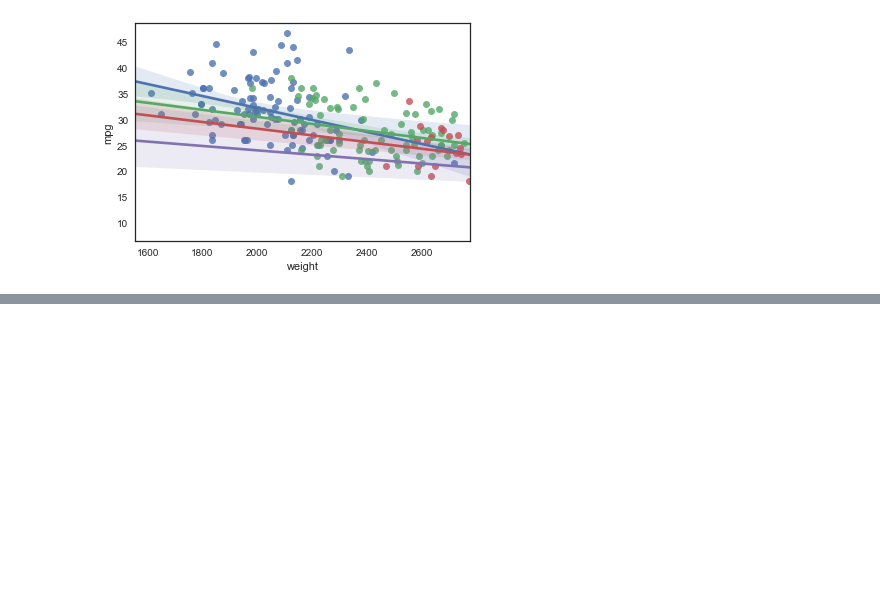
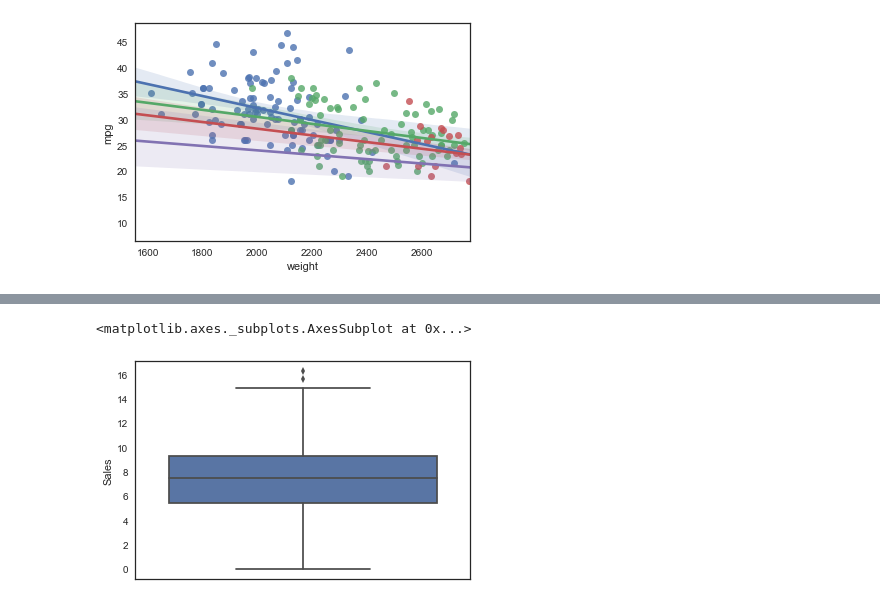
Before and after one commit to abbiepopa/intro_to_stat_learning_reading_grp, a Jupyter notebook: Chap3_Exercises.ipynb, the cells around one changed output, grey strips where cells are left out. Saved outputs shown, nothing was run; the diff lists cells and outputs as text; code cells hidden in the pictures; blank space fills up the shorter version.

```diff
--- a/Chap3_Exercises.ipynb
+++ b/Chap3_Exercises.ipynb
@@ -211,0 +269,5 @@ sns.regplot(p4.weight, p4.mpg)
+# %%
+sns.boxplot(carseats.Sales, orient = 'v')
+# %% [output]
+<matplotlib.axes._subplots.AxesSubplot at 0x...>
+[figure, added]
```
Also changed, not shown: parts of 24 cells of this notebook.
